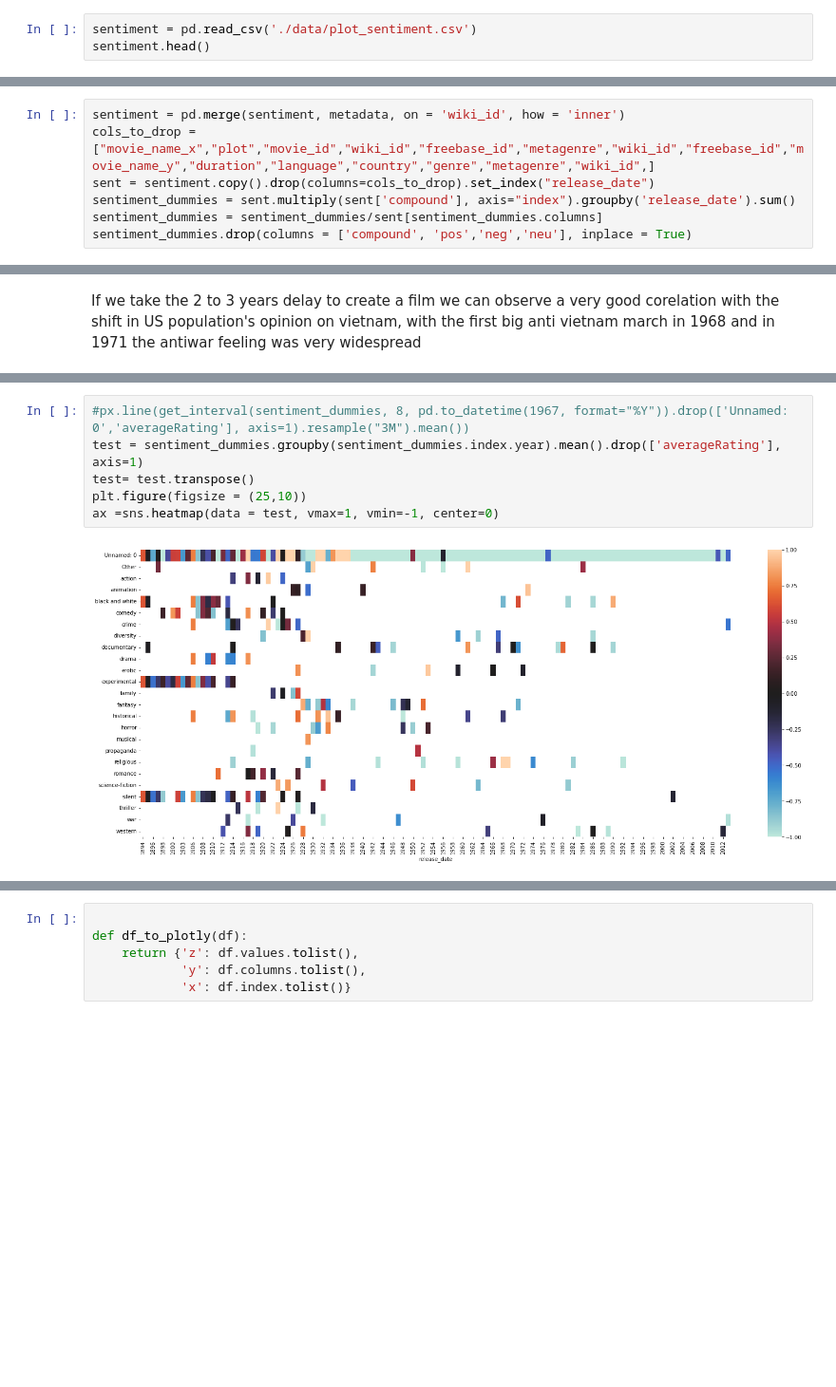
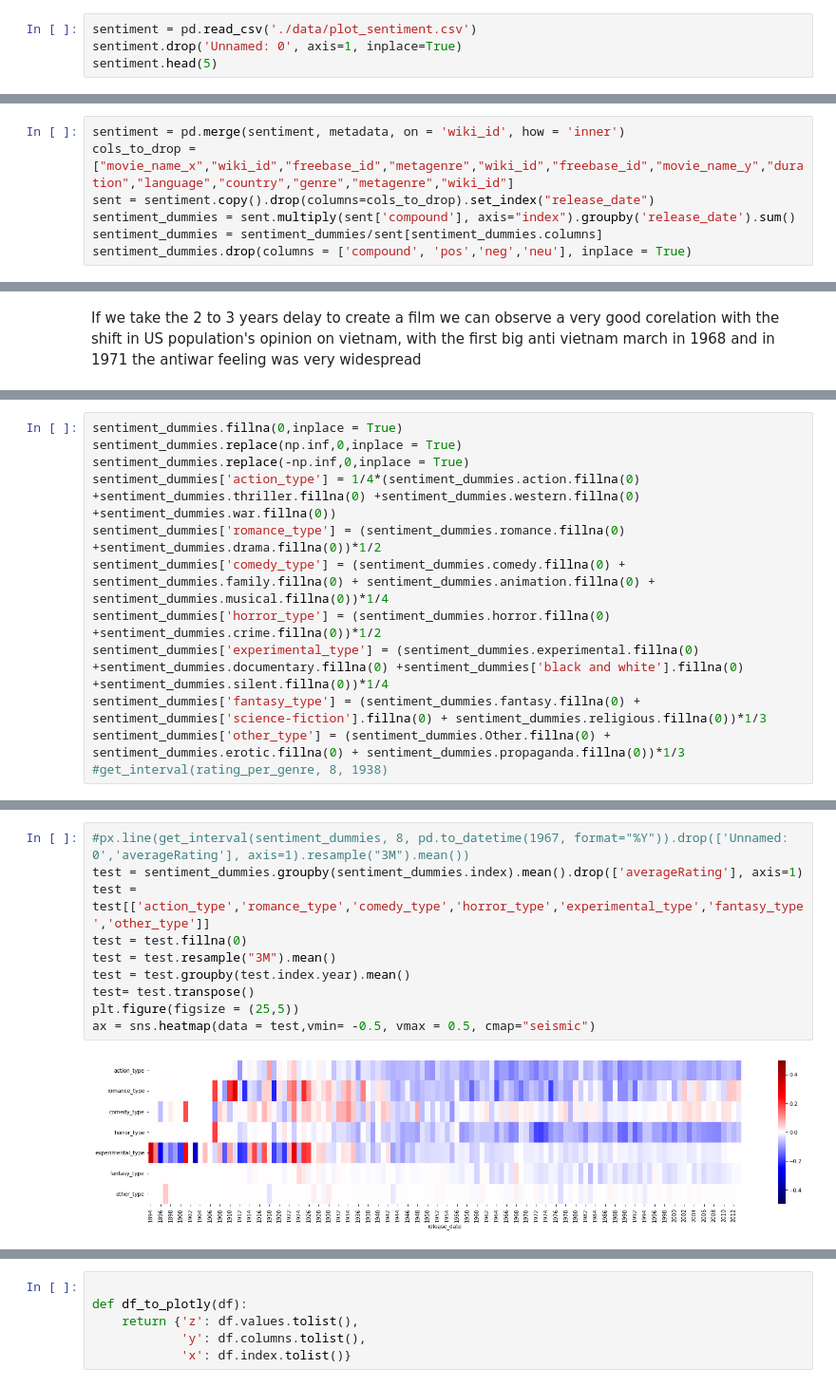
Before and after one commit to epfl-ada/ada-2022-project-abracadabra2022, a Jupyter notebook: Merged_v2.ipynb, the cells around one changed output, grey strips where cells are left out. Shown at 95% size. Drawn from its saved outputs; the diff is of its cells as text; blank space fills up the shorter version.

```diff
--- a/Merged_v2.ipynb
+++ b/Merged_v2.ipynb
@@ -562,5 +562,6 @@ The plots dataset contains a little over 42000 summaries of movies, each linked
 ### Sentiment analysis
 # %%
 sentiment = pd.read_csv('./data/plot_sentiment.csv')
-sentiment.head()
+sentiment.drop('Unnamed: 0', axis=1, inplace=True)
+sentiment.head(5)
 # %% [output]
@@ -685,7 +702,7 @@ dummies_genres = pd.get_dummies(metadata["metagenre"].explode()).sum(level=0)
 metadata = metadata.join(dummies_genres)
 # %%
 sentiment = pd.merge(sentiment, metadata, on = 'wiki_id', how = 'inner')
-cols_to_drop = ["movie_name_x","plot","movie_id","wiki_id","freebase_id","metagenre","wiki_id","freebase_id","movie_name_y","duration","language","country","genre","metagenre","wiki_id",]
+cols_to_drop = ["movie_name_x","wiki_id","freebase_id","metagenre","wiki_id","freebase_id","movie_name_y","duration","language","country","genre","metagenre","wiki_id"]
 sent = sentiment.copy().drop(columns=cols_to_drop).set_index("release_date")
 sentiment_dummies = sent.multiply(sent['compound'], axis="index").groupby('release_date').sum()
 sentiment_dummies = sentiment_dummies/sent[sentiment_dummies.columns]
@@ -1130,0 +1210,12 @@ difficulte to get something out of it
+# %%
+sentiment_dummies.fillna(0,inplace = True)
+sentiment_dummies.replace(np.inf,0,inplace = True)
+sentiment_dummies.replace(-np.inf,0,inplace = True)
+sentiment_dummies['action_type'] = 1/4*(sentiment_dummies.action.fillna(0) +sentiment_dummies.thriller.fillna(0) +sentiment_dummies.western.fillna(0) +sentiment_dummies.war.fillna(0))
+sentiment_dummies['romance_type'] = (sentiment_dummies.romance.fillna(0) +sentiment_dummies.drama.fillna(0))*1/2
+sentiment_dummies['comedy_type'] = (sentiment_dummies.comedy.fillna(0) + sentiment_dummies.family.fillna(0) + sentiment_dummies.animation.fillna(0) + sentiment_dummies.musical.fillna(0))*1/4
+sentiment_dummies['horror_type'] = (sentiment_dummies.horror.fillna(0)  +sentiment_dummies.crime.fillna(0))*1/2
+sentiment_dummies['experimental_type'] = (sentiment_dummies.experimental.fillna(0) +sentiment_dummies.documentary.fillna(0) +sentiment_dummies['black and white'].fillna(0) +sentiment_dummies.silent.fillna(0))*1/4
+sentiment_dummies['fantasy_type'] = (sentiment_dummies.fantasy.fillna(0) + sentiment_dummies['science-fiction'].fillna(0) + sentiment_dummies.religious.fillna(0))*1/3
+sentiment_dummies['other_type'] = (sentiment_dummies.Other.fillna(0) + sentiment_dummies.erotic.fillna(0) + sentiment_dummies.propaganda.fillna(0))*1/3
+#get_interval(rating_per_genre, 8, 1938)
@@ -1133,9 +1229,13 @@ px.line(sentiment_dummies.drop(['Unnamed: 0','averageRating'], axis = 1 ).resamp
 #find_trend_change(sentiment_dummies, pd.to_datetime(1967, format="%Y"), 20, "Y", CUSUMDetector,'war',True)
 # %%
 #px.line(get_interval(sentiment_dummies, 8, pd.to_datetime(1967, format="%Y")).drop(['Unnamed: 0','averageRating'], axis=1).resample("3M").mean())
-test = sentiment_dummies.groupby(sentiment_dummies.index.year).mean().drop(['averageRating'], axis=1)
+test = sentiment_dummies.groupby(sentiment_dummies.index).mean().drop(['averageRating'], axis=1)
+test = test[['action_type','romance_type','comedy_type','horror_type','experimental_type','fantasy_type','other_type']]
+test = test.fillna(0)
+test = test.resample("3M").mean()
+test = test.groupby(test.index.year).mean()
 test= test.transpose()
-plt.figure(figsize = (25,10))
-ax =sns.heatmap(data = test, vmax=1, vmin=-1, center=0)
+plt.figure(figsize = (25,5))
+ax = sns.heatmap(data = test,vmin= -0.5, vmax = 0.5, cmap="seismic")
 # %% [output]
-[figure, old version]
+[figure, new version]
```
Also changed, not shown: parts of 36 cells of this notebook.
